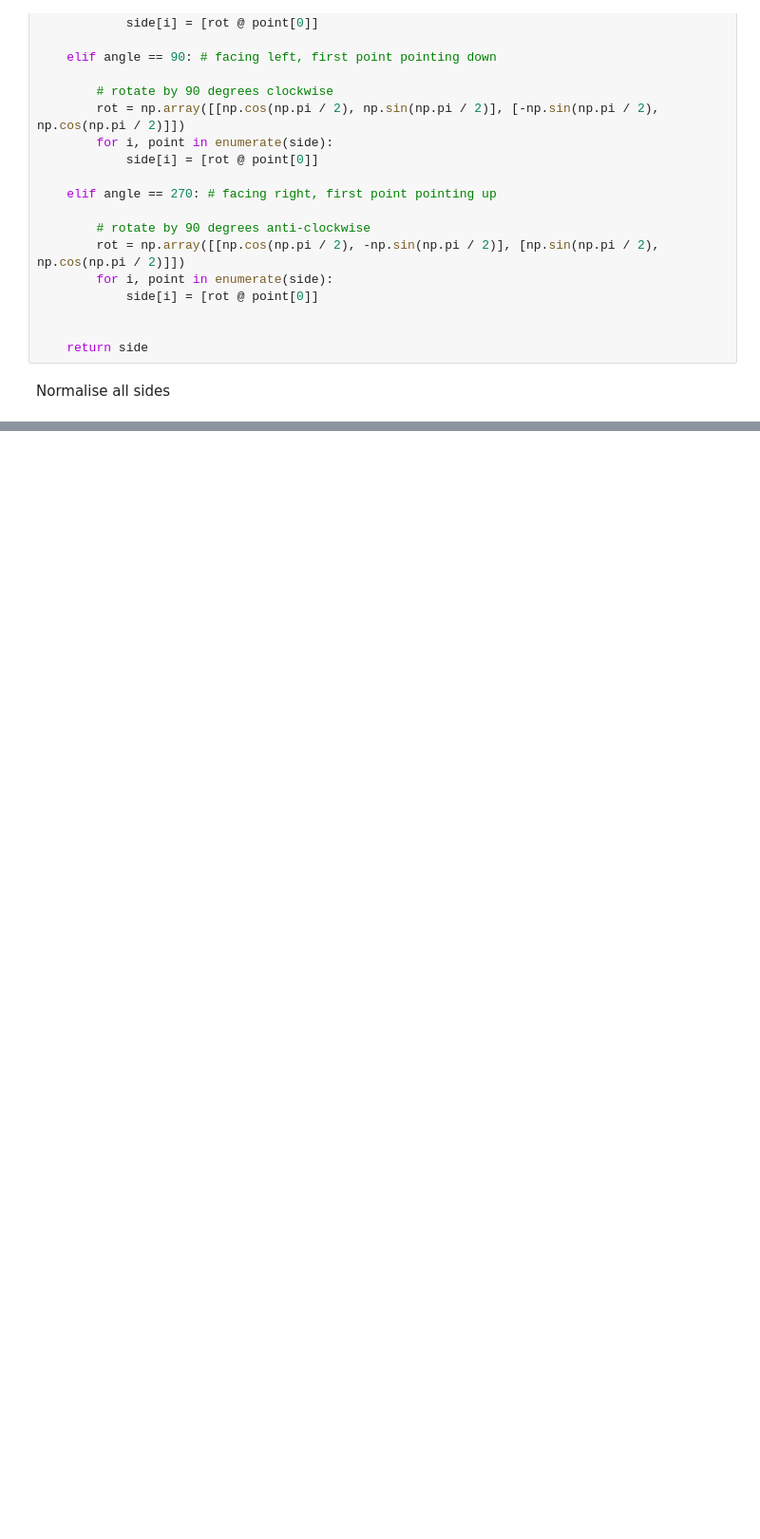
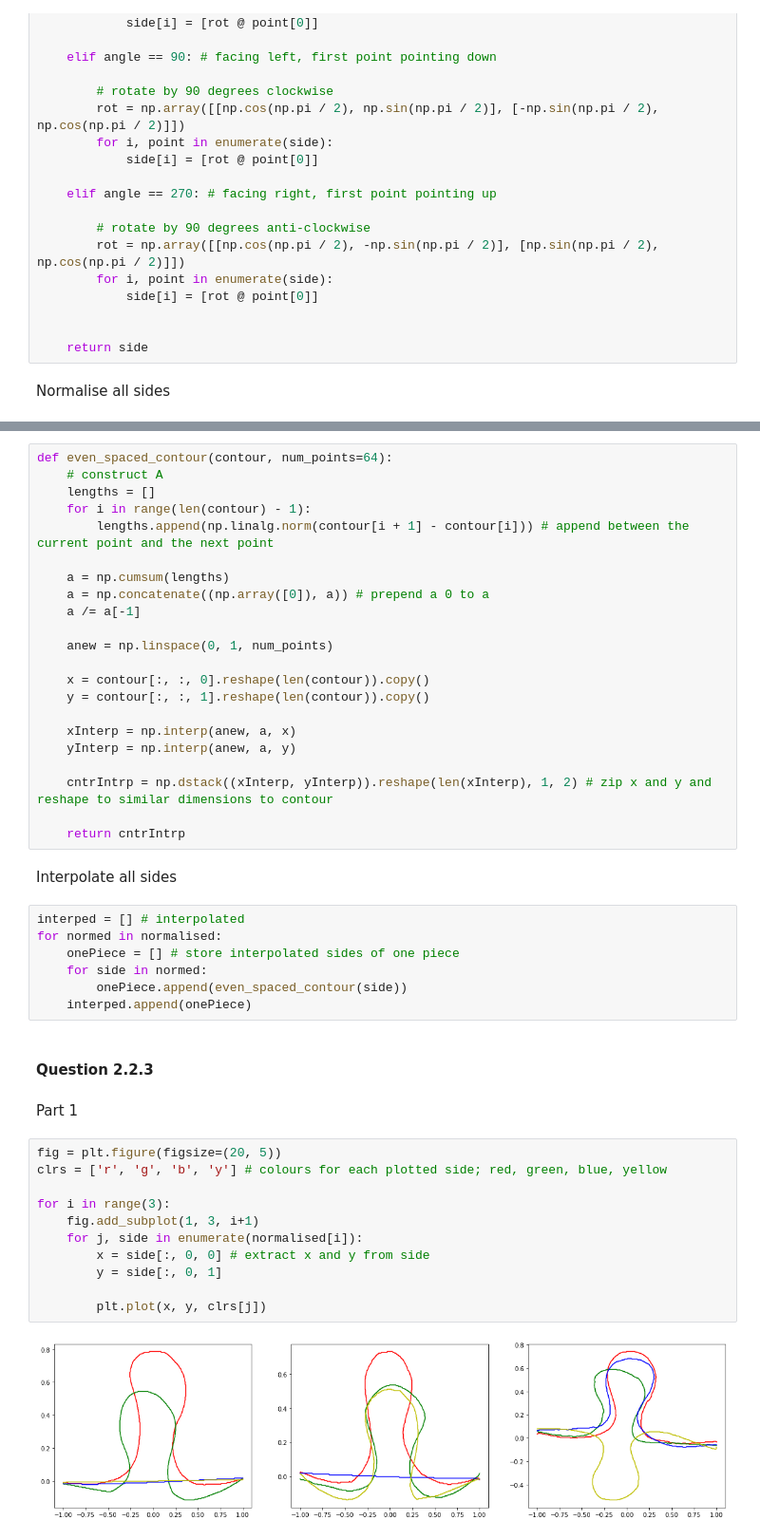
Before and after one commit to blk-turtle/cvlab6, a Jupyter notebook: 1717212_lab6.ipynb, the cells around one changed output, grey strips where cells are left out. Shown at 95% size. Drawn from its saved outputs; the diff is of its cells as text; blank space fills up the shorter version.

Commit message:
Finish question 2.

```diff
--- a/1717212_lab6.ipynb
+++ b/1717212_lab6.ipynb
@@ -231,0 +227,48 @@ for i, side in enumerate(normalised[7]):
+# %%
+def even_spaced_contour(contour, num_points=64):
+    # construct A
+    lengths = []
+    for i in range(len(contour) - 1):
+        lengths.append(np.linalg.norm(contour[i + 1] - contour[i])) # append between the current point and the next point
+
+    a = np.cumsum(lengths)
+    a = np.concatenate((np.array([0]), a)) # prepend a 0 to a
+    a /= a[-1]
+
+    anew = np.linspace(0, 1, num_points)
+
+    x = contour[:, :, 0].reshape(len(contour)).copy()
+    y = contour[:, :, 1].reshape(len(contour)).copy()
+
+    xInterp = np.interp(anew, a, x)
+    yInterp = np.interp(anew, a, y)
+
+    cntrIntrp = np.dstack((xInterp, yInterp)).reshape(len(xInterp), 1, 2) # zip x and y and reshape to similar dimensions to contour
+
+    return cntrIntrp
+# %% [markdown]
+Interpolate all sides
+# %%
+interped = [] # interpolated
+for normed in normalised:
+    onePiece = [] # store interpolated sides of one piece
+    for side in normed:
+        onePiece.append(even_spaced_contour(side))
+    interped.append(onePiece)
+# %% [markdown]
+#### Question 2.2.3
+# %% [markdown]
+Part 1
+# %%
+fig = plt.figure(figsize=(20, 5))
+clrs = ['r', 'g', 'b', 'y'] # colours for each plotted side; red, green, blue, yellow
+
+for i in range(3):
+    fig.add_subplot(1, 3, i+1)
+    for j, side in enumerate(normalised[i]):
+        x = side[:, 0, 0] # extract x and y from side
+        y = side[:, 0, 1]
+
+        plt.plot(x, y, clrs[j])
+# %% [output]
+[figure, added]
```
Also changed, not shown: parts of 13 cells of this notebook.
